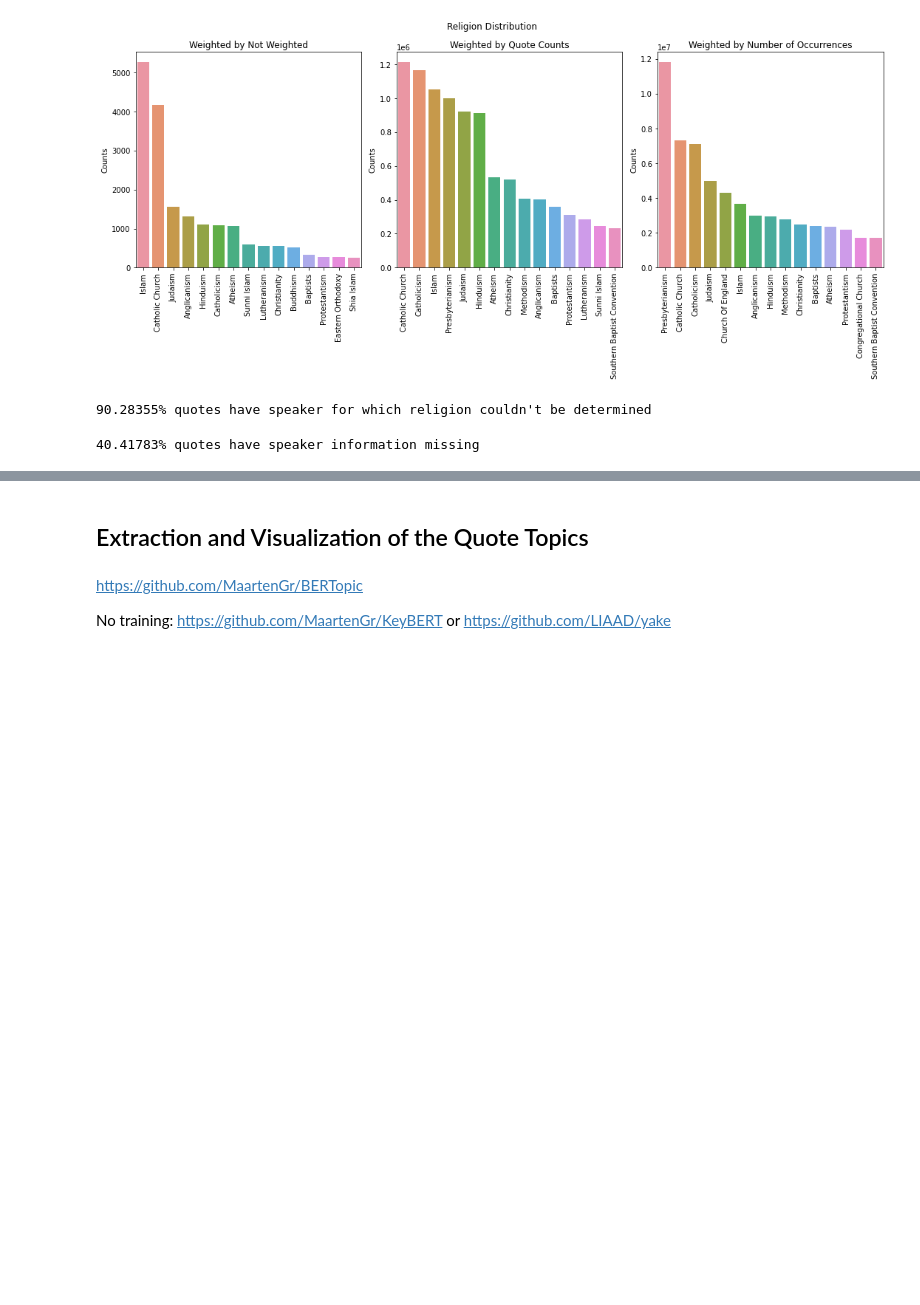
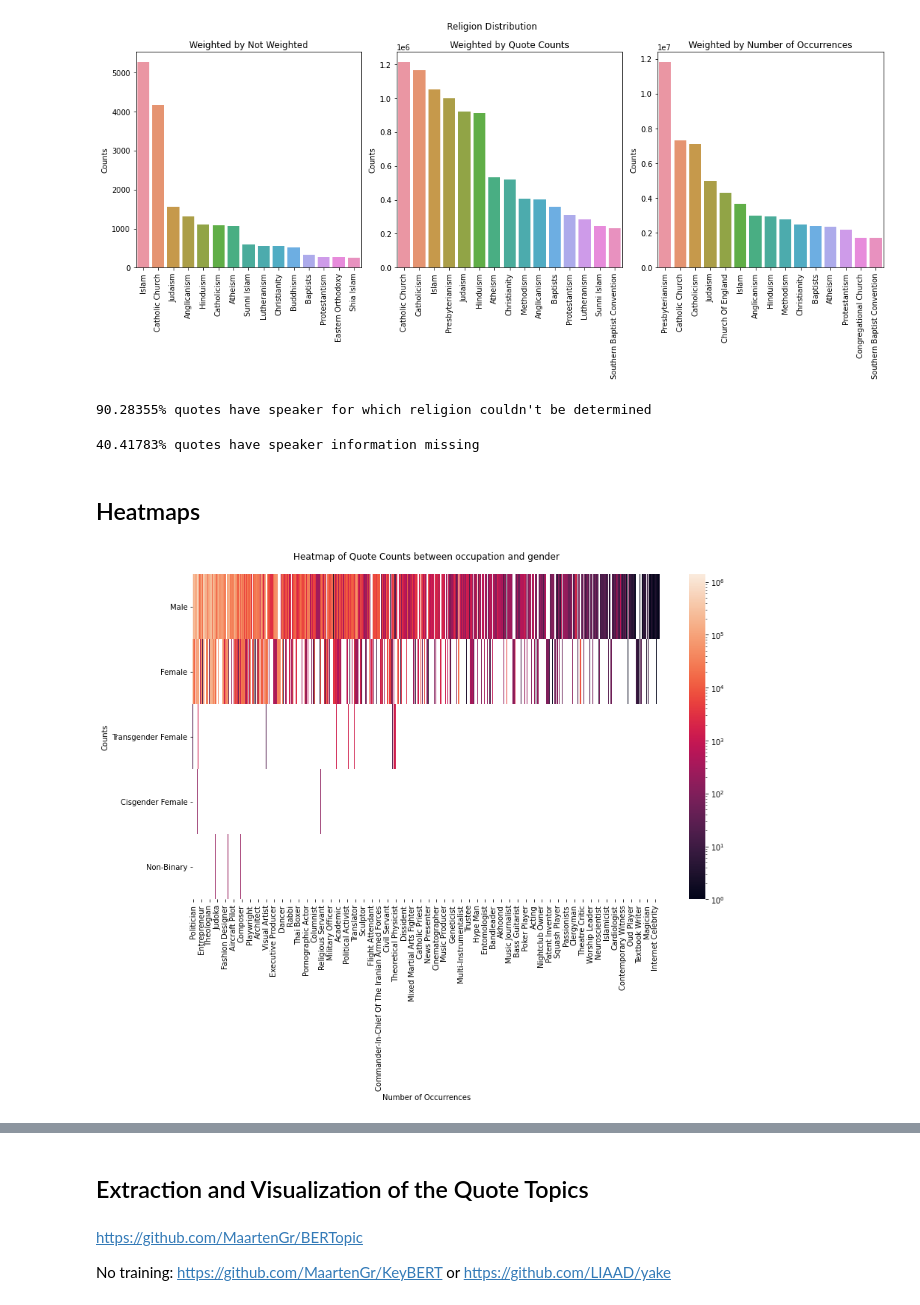
Before and after one commit to epfl-ada/ada-2021-project-cool-group-name, a Jupyter notebook: Project.ipynb, the cells around one changed output, grey strips where cells are left out. Drawn from its saved outputs; the diff is of its cells as text; code cells hidden in the pictures; blank space fills up the shorter version.

Commit message:
Heatmaps

```diff
--- a/Project.ipynb
+++ b/Project.ipynb
@@ -426,3 +426,31 @@ features_we_are_going_to_use = ['age', 'gender', 'occupation']
 print(f"{(speakers_info[features_we_are_going_to_use].isna().any(axis = 1) * speakers_info['quote_count']).sum() / speakers_info['quote_count'].sum():.5%} quotes have speaker information missing")
 # %% [output]
 40.41783% quotes have speaker information missing
+# %% [markdown]
+## Heatmaps
+# %%
+from matplotlib.colors import LogNorm
+def plot_quote_count_heatmaps(data,feature1,feature2):
+
+    matrix_counts={}
+    df=data
+    df.dropna(axis = 0, how = 'any', inplace = True)
+    for _, row in df.iterrows():
+            for value1 in row[feature1]:
+                if value1 not in matrix_counts:
+                    matrix_counts[value1] = {}
+                for value2 in row[feature2]:
+                    if value2 not in matrix_counts[value1]:
+                        matrix_counts[value1][value2]=0
+                matrix_counts[value1][value2] += row['quote_count']
+    df=pd.DataFrame(matrix_counts)
+    plt.figure(figsize = (14, 8))
+    sns.heatmap(df,norm=LogNorm())
+    plt.title("Heatmap of Quote Counts between "+ feature1 + " and "+ feature2, pad=20)
+    plt.xlabel("Number of Occurrences")
+    plt.ylabel("Counts")
+    plt.show()
+# %%
+plot_quote_count_heatmaps(speakers_info,'occupation','gender')
+# %% [output]
+[figure, added]
```
Also changed, not shown: parts of 1 cell of this notebook.
